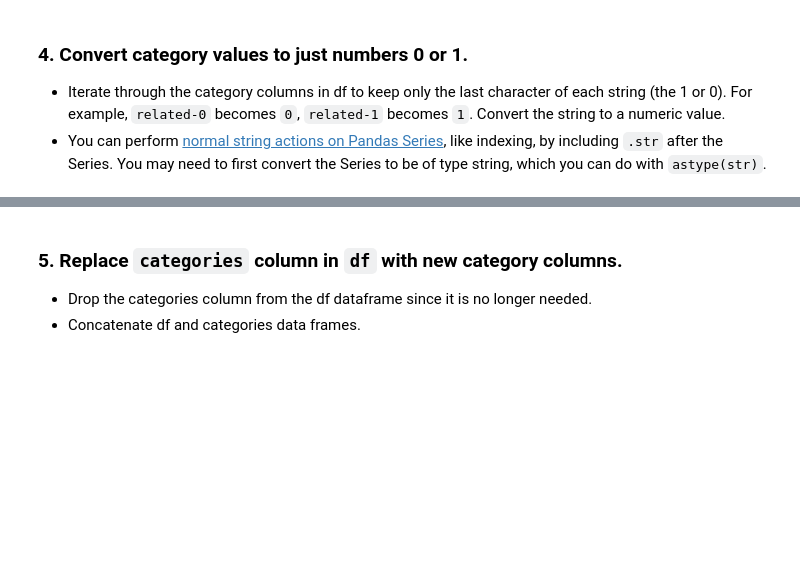
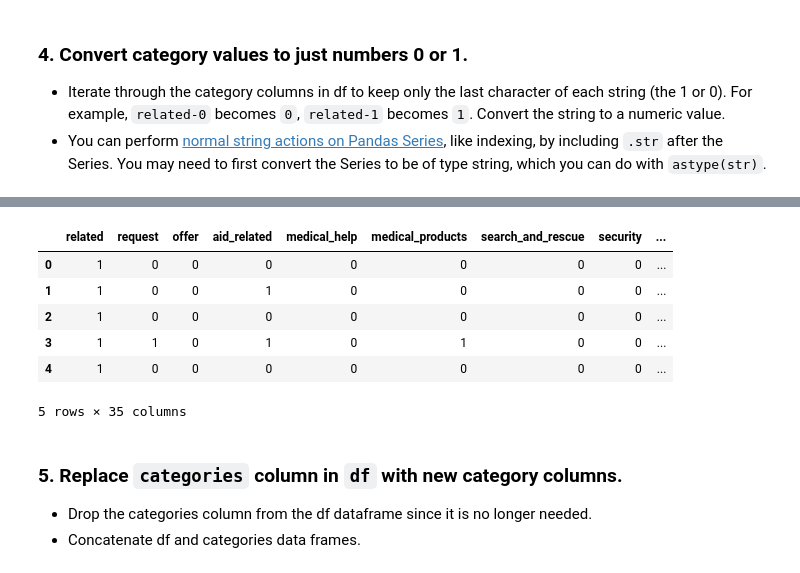
Before and after one commit to gauravansal/Disaster-Response-Pipelines, a Jupyter notebook: ETL Pipeline Preparation.ipynb, the cells around one changed output, grey strips where cells are left out. Drawn from its saved outputs; the diff is of its cells as text; code cells hidden in the pictures; blank space fills up the shorter version.

```diff
--- a/ETL Pipeline Preparation.ipynb
+++ b/ETL Pipeline Preparation.ipynb
@@ -300,3 +367,15 @@ categories.head()
+# %%
+# Drop child_alone from categories dataframe.
+categories.drop('child_alone', axis = 1, inplace = True)
+categories.head()
+# %% [output]
+|  | related | request | offer | aid_related | medical_help | medical_products | search_and_rescue | security | ... |
+| 0 | 1 | 0 | 0 | 0 | 0 | 0 | 0 | 0 | ... |
+| 1 | 1 | 0 | 0 | 1 | 0 | 0 | 0 | 0 | ... |
+| 2 | 1 | 0 | 0 | 0 | 0 | 0 | 0 | 0 | ... |
+| 3 | 1 | 1 | 0 | 1 | 0 | 1 | 0 | 0 | ... |
+| 4 | 1 | 0 | 0 | 0 | 0 | 0 | 0 | 0 | ... |
+5 rows × 35 columns
 # %% [markdown]
 ### 5. Replace `categories` column in `df` with new category columns.
 - Drop the categories column from the df dataframe since it is no longer needed.
```
Also changed, not shown: parts of 6 cells of this notebook.
